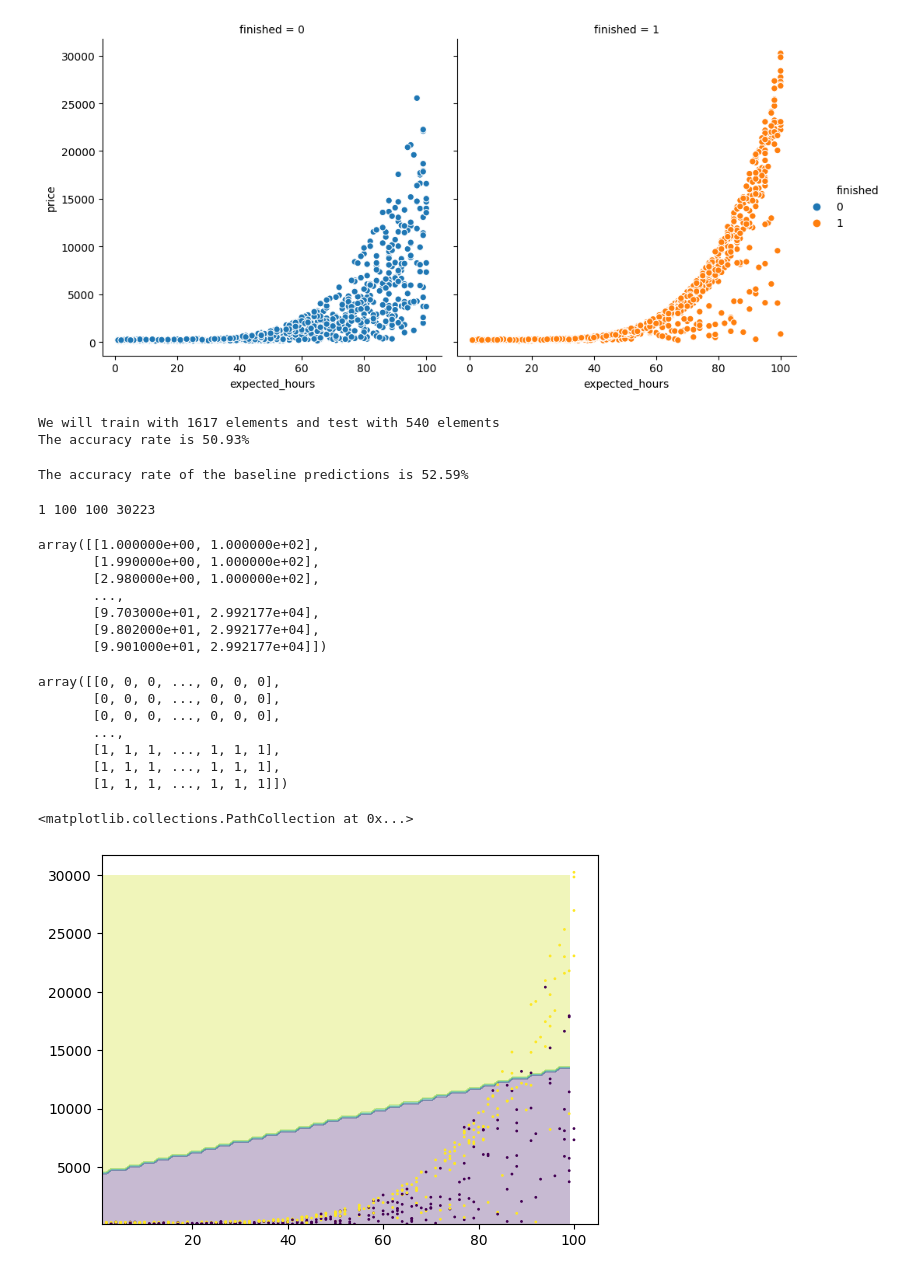
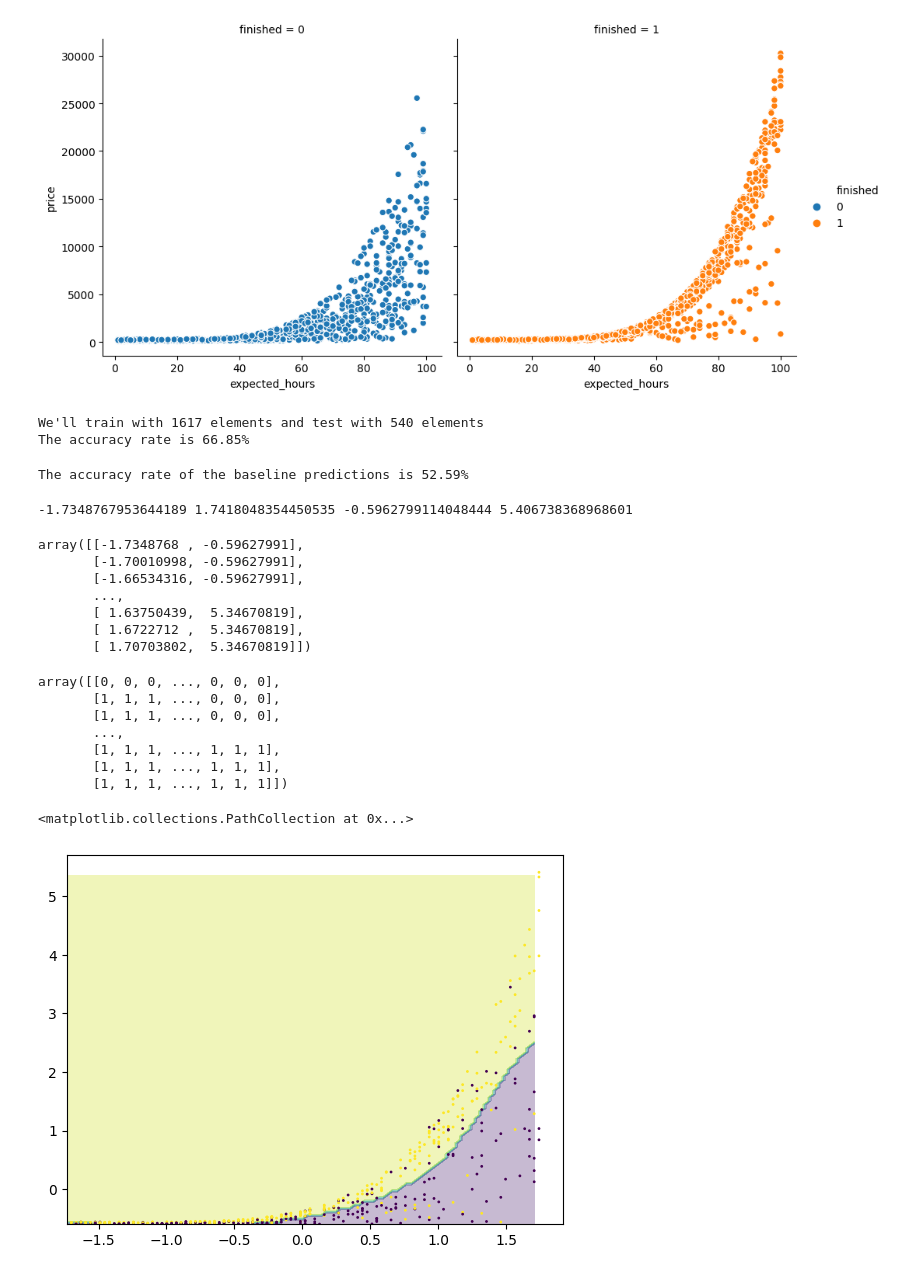
Before and after one commit to GustavoLSantos/LearningMachineLearning, a Jupyter notebook: 2DTesting.ipynb, the cells around one changed output. Drawn from its saved outputs; the diff is of its cells as text; code cells hidden in the pictures.

```diff
--- a/2DTesting.ipynb
+++ b/2DTesting.ipynb
@@ -85,25 +85,31 @@ x = data[['expected_hours', 'price']]
 y = data['finished']
 # %%
 from sklearn.model_selection import train_test_split
-from sklearn.svm import LinearSVC
+from sklearn.preprocessing import StandardScaler
+from sklearn.svm import SVC
 from sklearn.metrics import accuracy_score
 import numpy as np
 
 SEED = 5
 np.random.seed(SEED)
+raw_train_x, raw_test_x, train_y, test_y = train_test_split(x, y, test_size = 0.25,
+                                                         stratify = y)
+print("We'll train with %d elements and test with %d elements" % (len(train_x), len(test_x)))
 
-train_x, test_x, train_y, test_y = train_test_split(x, y, random_state = SEED, test_size = 0.25, stratify = y)
-print ("We will train with %d elements and test with %d elements" % (len(train_x), len(test_x)))
+scaler = StandardScaler()
+scaler.fit(raw_train_x)
+train_x = scaler.transform(raw_train_x)
+test_x = scaler.transform(raw_test_x)
 
-model = LinearSVC(max_iter=1500)
+model = SVC(gamma='auto')
 model.fit(train_x, train_y)
 predictions = model.predict(test_x)
 
 accuracy = accuracy_score(test_y, predictions) * 100
 print("The accuracy rate is %.2f%%" % accuracy)
 # %% [output]
-We will train with 1617 elements and test with 540 elements
-The accuracy rate is 50.93%
+We'll train with 1617 elements and test with 540 elements
+The accuracy rate is 66.85%
 # %%
 base_predictions = np.ones(540)
 accuracy = accuracy_score(test_y, base_predictions) * 100
@@ -113,15 +119,18 @@ print("The accuracy rate of the baseline predictions is %.2f%%" % accuracy)
 # %% [output]
 The accuracy rate of the baseline predictions is 52.59%
 # %%
-min_expected_hours = test_x.expected_hours.min()
-max_expected_hours = test_x.expected_hours.max()
-min_price = test_x.price.min()
-max_price = test_x.price.max()
+data_x = test_x[:,0]
+data_y = test_x[:,1]
+
+min_expected_hours = data_x.min()
+max_expected_hours = data_x.max()
+min_price = data_y.min()
+max_price = data_y.max()
 
 print(min_expected_hours, max_expected_hours, min_price, max_price)
 #Here we define the min and max of both axis so we can create a mesh
 # %% [output]
-1 100 100 30223
+-1.7348767953644189 1.7418048354450535 -0.5962799114048444 5.406738368968601
 # %%
 pixels = 100
 x_axis = np.arange(min_expected_hours, max_expected_hours, (max_expected_hours - min_expected_hours) / pixels)
@@ -132,13 +141,13 @@ xx, yy = np.meshgrid(x_axis, y_axis)
 points = np.c_[xx.ravel(), yy.ravel()]
 points
 # %% [output]
-array([[1.000000e+00, 1.000000e+02],
-       [1.990000e+00, 1.000000e+02],
-       [2.980000e+00, 1.000000e+02],
+array([[-1.7348768 , -0.59627991],
+       [-1.70010998, -0.59627991],
+       [-1.66534316, -0.59627991],
        ...,
-       [9.703000e+01, 2.992177e+04],
-       [9.802000e+01, 2.992177e+04],
-       [9.901000e+01, 2.992177e+04]])
+       [ 1.63750439,  5.34670819],
+       [ 1.6722712 ,  5.34670819],
+       [ 1.70703802,  5.34670819]])
 # %%
 Z = model.predict(points)
 Z = Z.reshape(xx.shape)
@@ -147,8 +156,8 @@ Z
 #Here we reshape the Z (that has 10000 points, which are the axis values compressed into a 1-D array) into the xx (Which has 100 points, that is the x axis)
 # %% [output]
 array([[0, 0, 0, ..., 0, 0, 0],
-       [0, 0, 0, ..., 0, 0, 0],
-       [0, 0, 0, ..., 0, 0, 0],
+       [1, 1, 1, ..., 0, 0, 0],
+       [1, 1, 1, ..., 0, 0, 0],
        ...,
        [1, 1, 1, ..., 1, 1, 1],
        [1, 1, 1, ..., 1, 1, 1],
@@ -156,10 +165,11 @@ array([[0, 0, 0, ..., 0, 0, 0],
 # %%
 import matplotlib.pyplot as plt
 
 plt.contourf(xx,yy, Z, alpha=0.3)
-plt.scatter(test_x.expected_hours, test_x.price, c=test_y, s=1)
+plt.scatter(data_x, data_y, c=test_y, s=1)
 
 #Decision Boundary -> Since a Linear lib has been used, the algorithm can only reproduce straight lines, therefore, it's not able to exhibit the curve of price and expected hours.
+#These graphics are very sensible to scale. In this case we have the x with a 0 - 100 scale and the y with 0 - 30000, and because of that the algorithm makes more mistakes. We should rescale both axis if that's the case.
 # %% [output]
 <matplotlib.collections.PathCollection at 0x...>
-[figure, old version]
+[figure, new version]
```
